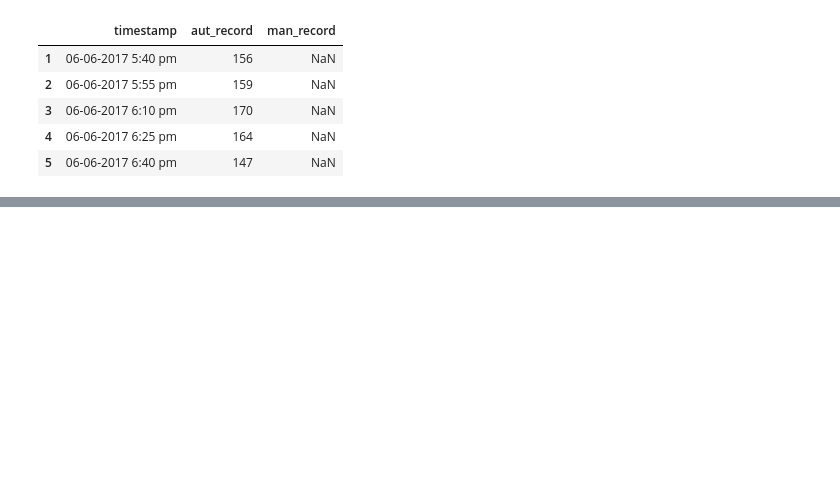
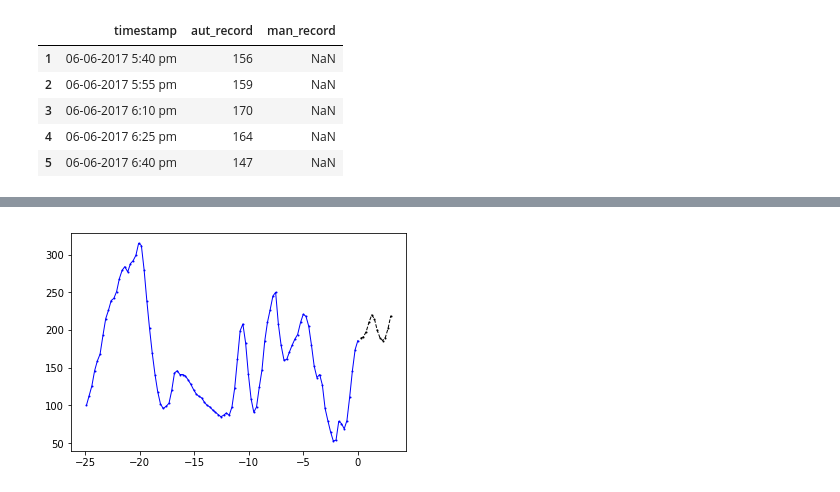
Before and after one commit to juan-arevalo/sugar_level_prediction, a Jupyter notebook: explore/data_exploration.ipynb, the cells around one changed output, grey strips where cells are left out. Saved outputs shown, nothing was run; the diff lists cells and outputs as text; code cells hidden in the pictures; blank space fills up the shorter version.

Commit message:
Added train/test splits

```diff
--- a/explore/data_exploration.ipynb
+++ b/explore/data_exploration.ipynb
@@ -88,0 +107,28 @@ plt.show()
+# %%
+one_hour = np.timedelta64(1000000000*3600, 'ns')
+
+def create_sequence(data, start, history, future):
+    train_range = np.arange(start, start+history)
+    test_range = np.arange(start+history, start+history+future)
+
+    ts_train = data.timestamp.values[train_range]
+    zero_time = ts_train[-1]
+    ts_train = [(ts-zero_time)/one_hour for ts in ts_train]
+    ys_train = data.aut_record.values[train_range]
+
+    ts_test = data.timestamp.values[test_range]
+    ts_test = [(ts-zero_time)/one_hour for ts in ts_test]
+    ys_test = data.aut_record.values[test_range]
+    return ts_train, ts_test, ys_train, ys_test
+# %%
+plt.figure()
+start=np.random.randint(low=0, high=dfs.index.size)
+history = 100  # a history of 25 h
+future = 12  # this accounts for a prediction of 3 hours in advance
+xtr, xte, ytr, yte = create_sequence(dfs, start, history, future)
+plt.plot(xtr, ytr, '.-b', markersize=2, linewidth=1)
+plt.plot(xte, yte, '.--k', markersize=2, linewidth=1)
+
+plt.show()
+# %% [output]
+[figure, added]
```
Also changed, not shown: parts of 12 cells of this notebook.
